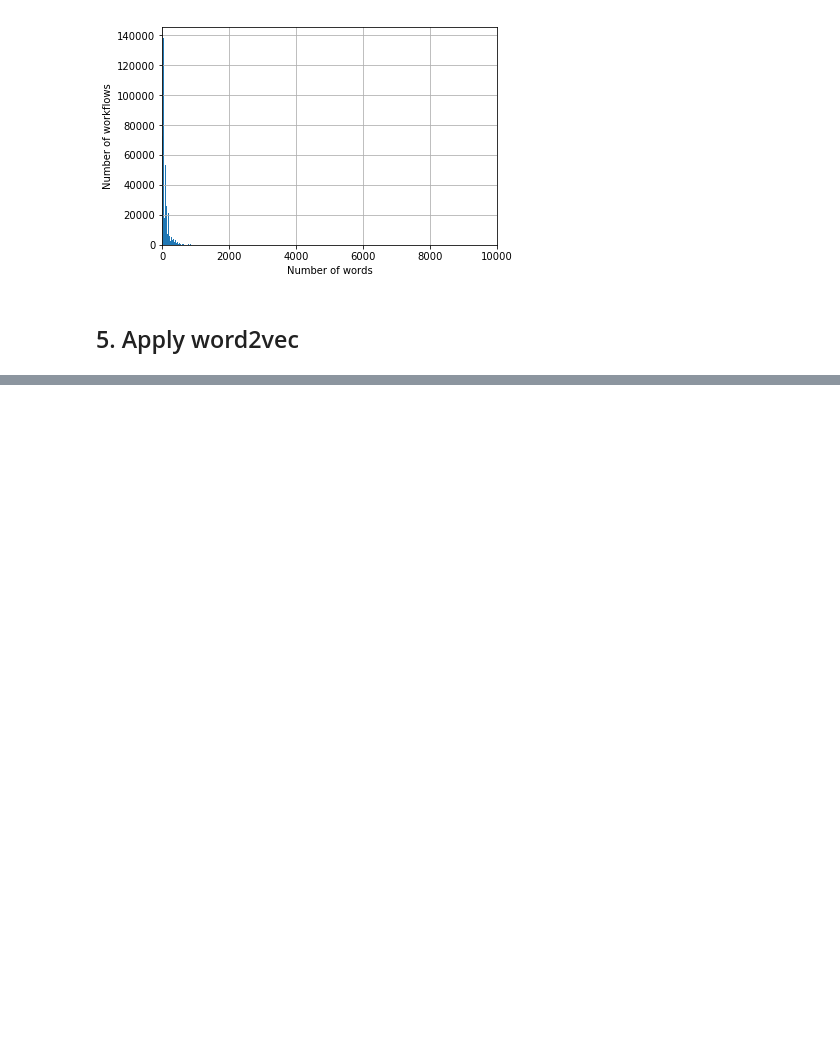
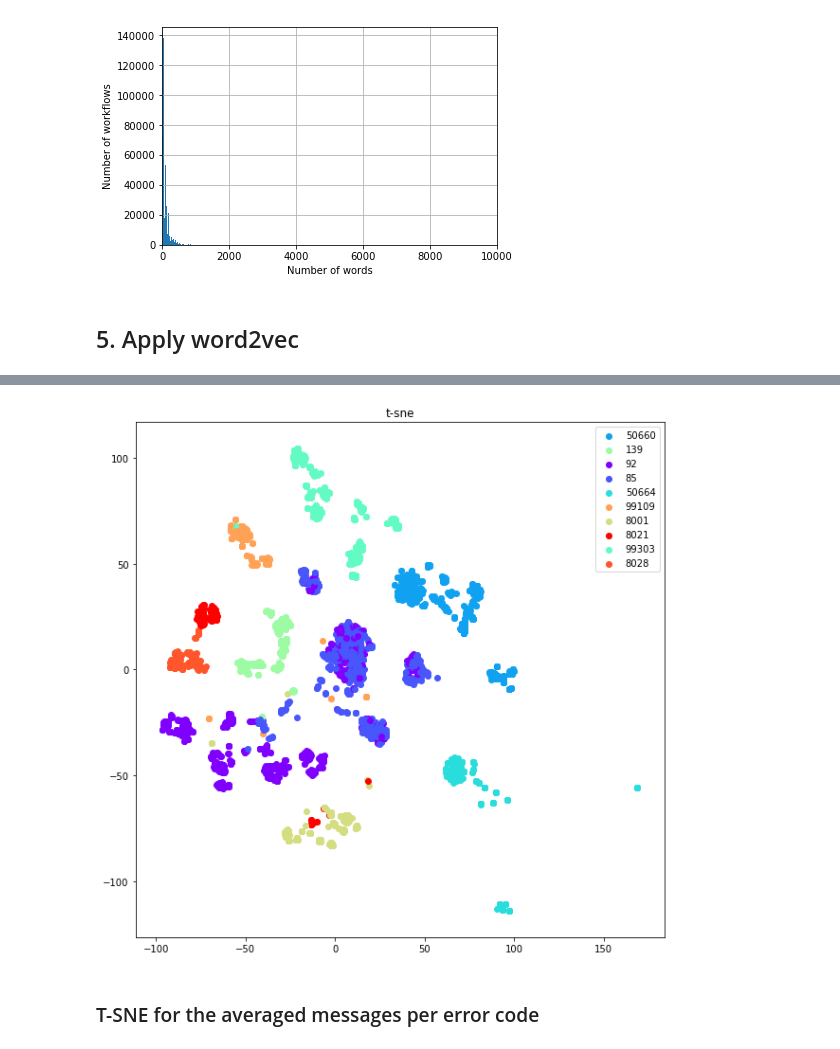
Before and after one commit to llayer/AIErrorLogAnalysis, a Jupyter notebook: preprocessing/w2v.ipynb, the cells around one changed output, grey strips where cells are left out. Drawn from its saved outputs; the diff is of its cells as text; code cells hidden in the pictures; blank space fills up the shorter version.

Commit message:
add tsne plots

```diff
--- a/preprocessing/w2v.ipynb
+++ b/preprocessing/w2v.ipynb
@@ -234,0 +251,5 @@ map directly to c-types [inferred_type->mixed,key->block1_values] [items->['task
+# %%
+path = '/eos/user/l/llayer/AIErrorLogAnalysis/data/word2vec'
+tokens = pd.read_hdf(path + 'tokens_index_avg.h5')
+# %%
+tokens = tokens.drop([ 'error_msg_tokenized' ], axis=1)
@@ -234,0 +267,4 @@ map directly to c-types [inferred_type->mixed,key->block1_values] [items->['task
+# %%
+tokens_first = tokens.drop_duplicates(subset=['task_name', 'site', 'error', 'exit_codes'])
+# %%
+tokens_first = tokens_first[tokens_first['exit_codes'] == tokens_first['error']]
@@ -234,0 +280,7 @@ map directly to c-types [inferred_type->mixed,key->block1_values] [items->['task
+# %%
+reload(w2v_analysis)
+w2v_analysis.plot_tsne_error(tokens_first, 'error',  5000)
+# %% [output]
+[figure, added]
+# %% [markdown]
+### T-SNE for the averaged messages per error code
```
Also changed, not shown: parts of 33 cells of this notebook, 1 other file.
